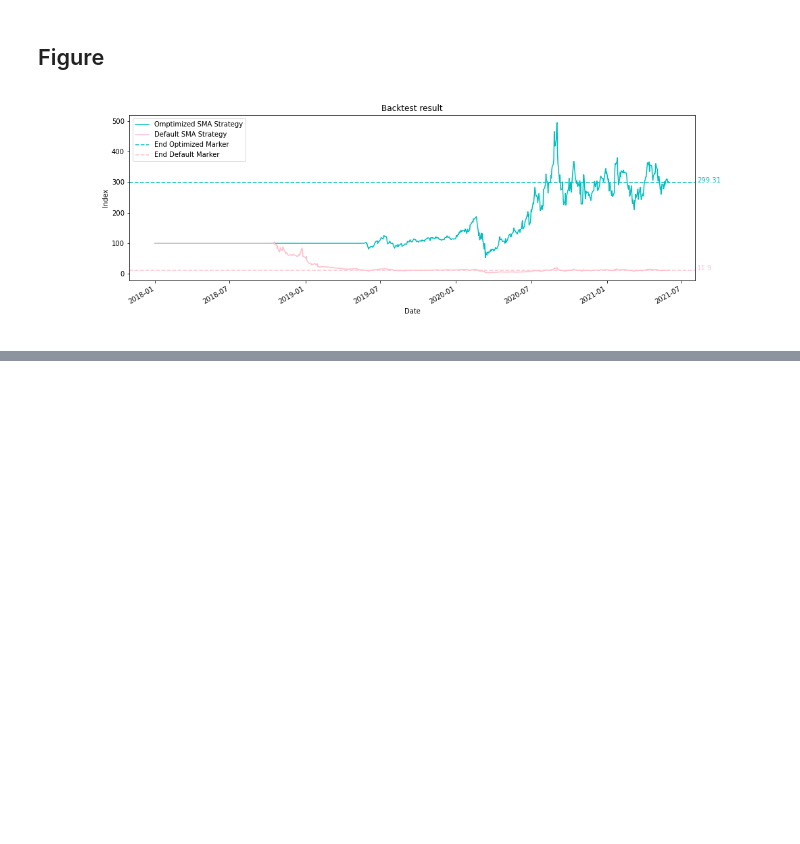
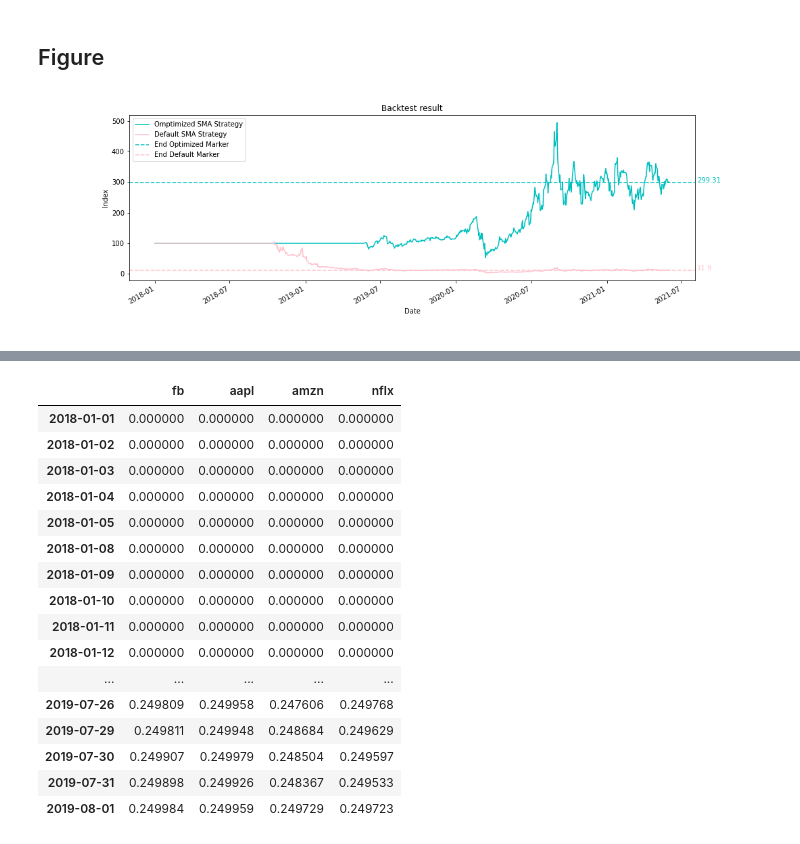
Before and after one commit to alimirr/algorithmic_trading_in_python, a Jupyter notebook: ali_work/hult_assignments/ali_mir_homework_2.ipynb, the cells around one changed output, grey strips where cells are left out. Saved outputs shown, nothing was run; the diff lists cells and outputs as text; code cells hidden in the pictures; blank space fills up the shorter version.

```diff
--- a/ali_work/hult_assignments/ali_mir_homework_2.ipynb
+++ b/ali_work/hult_assignments/ali_mir_homework_2.ipynb
@@ -180,3 +180,23 @@ display_df
 
 # short_strat_array.plot(title='My SMA Backtests vs 200 and 50 SMA', # plotting backtest output
 #                     figsize=(15,5))
+# %%
+bt_result.get_security_weights()
+# %% [output]
+|  | fb | aapl | amzn | nflx |
+| 2018-01-01 | 0.000000 | 0.000000 | 0.000000 | 0.000000 |
+| 2018-01-02 | 0.000000 | 0.000000 | 0.000000 | 0.000000 |
+| 2018-01-03 | 0.000000 | 0.000000 | 0.000000 | 0.000000 |
+| 2018-01-04 | 0.000000 | 0.000000 | 0.000000 | 0.000000 |
+| 2018-01-05 | 0.000000 | 0.000000 | 0.000000 | 0.000000 |
+| 2018-01-08 | 0.000000 | 0.000000 | 0.000000 | 0.000000 |
+| 2018-01-09 | 0.000000 | 0.000000 | 0.000000 | 0.000000 |
+| 2018-01-10 | 0.000000 | 0.000000 | 0.000000 | 0.000000 |
+| 2018-01-11 | 0.000000 | 0.000000 | 0.000000 | 0.000000 |
+| 2018-01-12 | 0.000000 | 0.000000 | 0.000000 | 0.000000 |
+| ... | ... | ... | ... | ... |
+| 2019-07-26 | 0.249809 | 0.249958 | 0.247606 | 0.249768 |
+| 2019-07-29 | 0.249811 | 0.249948 | 0.248684 | 0.249629 |
+| 2019-07-30 | 0.249907 | 0.249979 | 0.248504 | 0.249597 |
+| 2019-07-31 | 0.249898 | 0.249926 | 0.248367 | 0.249533 |
+| 2019-08-01 | 0.249984 | 0.249959 | 0.249729 | 0.249723 |
```
Also changed, not shown: parts of 3 cells of this notebook.
